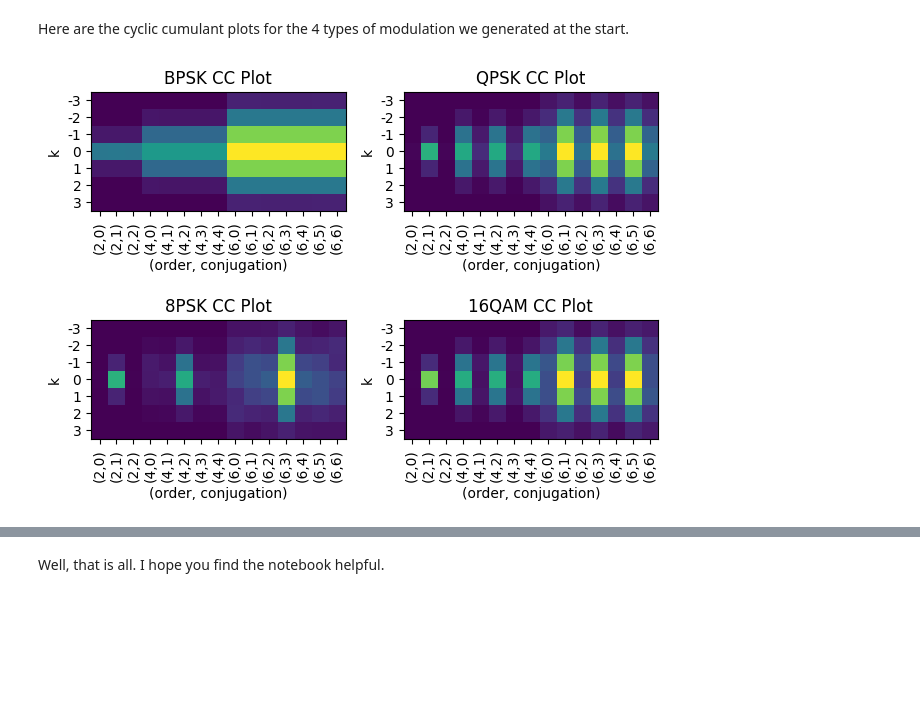
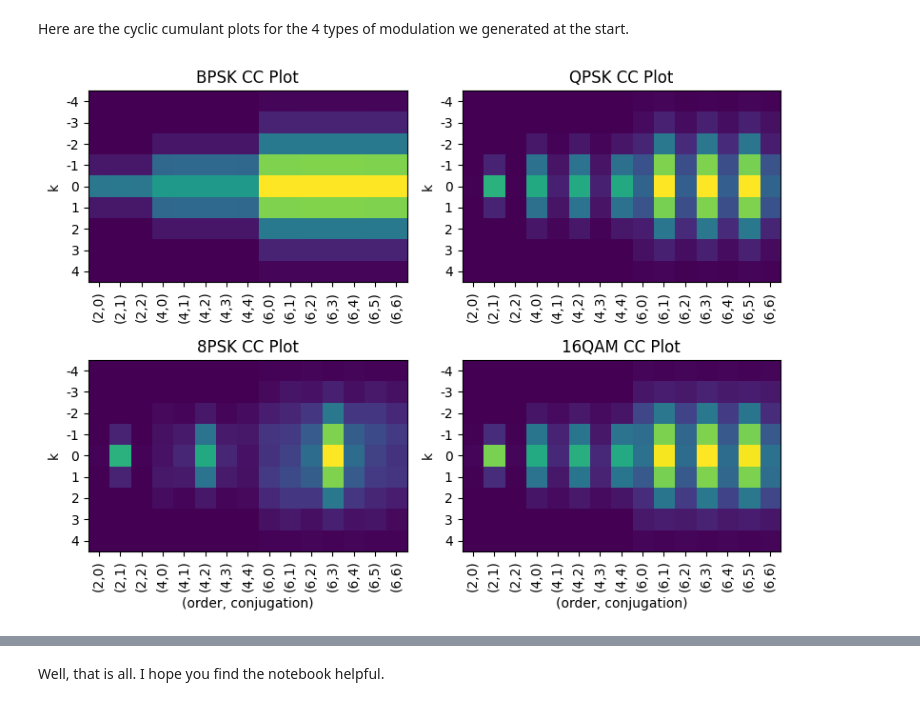
Before and after one commit to SuperStupidness/How-to-create-Cyclic-Cumulant-plot-estimate, a Jupyter notebook: how_to_create_cyclic_cumulant_plot_estimate.ipynb, the cells around one changed output, grey strips where cells are left out. Cells and saved outputs as stored; diff of their text form; code cells hidden in the pictures; blank space fills up the shorter version.

```diff
--- a/how_to_create_cyclic_cumulant_plot_estimate.ipynb
+++ b/how_to_create_cyclic_cumulant_plot_estimate.ipynb
@@ -426,9 +442,13 @@ Just get the frequency of the largest peak and divide by 8, and we will get the
 After getting the carrier frequency offset and symbol rate, we can automate the peak extraction using the $\alpha = (n-2m)f_0 + k f_{sym}$ equation.
 # %%
 def extract_cyclic_moment_peaks(cfo, symbol_rate, order, conjugation, signal):
-    k = np.array([-3, -2, -1, 0, 1, 2, 3])
+    k = np.array([-4, -3, -2, -1, 0, 1, 2, 3, 4])
     # Get the peaks location
     peak_locs = (order - 2*conjugation)*cfo + k*symbol_rate
+
+    # Dealing with peak locations exceeding fs/2
+    peak_locs[peak_locs >= 0.5] = -0.5 + (peak_locs[peak_locs >= 0.5] % 0.5)
+    peak_locs[peak_locs < -0.5] = 0.5 + (peak_locs[peak_locs < -0.5] % -0.5)
 
     # Normalize signal power. This is actually important for generating the final Cyclic Cumulant Plot.
     rms_signal = np.sqrt(np.mean(signal**2))
@@ -735,39 +757,39 @@ qam_cc = calculate_cyclic_cumulant_up_to_6(qam_cfo, symbol_rate, QAM_signal_with
 
 qam_cc_warped = np.zeros(qam_cc.shape, dtype="float")
 qam_cc_warped[:, :3] = np.abs(qam_cc[:, :3])
 qam_cc_warped[:, 3:8] = np.abs(qam_cc[:, 3:8])**(1/2)
 qam_cc_warped[:, 8:] = np.abs(qam_cc[:, 8:])**(1/3)
 
-fig, ((ax1, ax2), (ax3, ax4)) = plt.subplots(2, 2)
+fig, ((ax1, ax2), (ax3, ax4)) = plt.subplots(2, 2, figsize=(8,6))
 ax1.imshow(bpsk_cc_warped)
 ax1.set_title("BPSK CC Plot")
 ax1.set_ylabel('k')
-ax1.set_xlabel('(order, conjugation)')
+# ax1.set_xlabel('(order, conjugation)')
 ax1.set_xticks(range(15), labels=order_and_conjugation, rotation="vertical")
-ax1.set_yticks(range(7), labels=range(-3, 4))
+ax1.set_yticks(range(9), labels=range(-4, 5))
 
 ax2.imshow(qpsk_cc_warped)
 ax2.set_title("QPSK CC Plot")
 ax2.set_ylabel('k')
-ax2.set_xlabel('(order, conjugation)')
+# ax2.set_xlabel('(order, conjugation)')
 ax2.set_xticks(range(15), labels=order_and_conjugation, rotation="vertical")
-ax2.set_yticks(range(7), labels=range(-3, 4))
+ax2.set_yticks(range(9), labels=range(-4, 5))
 
 ax3.imshow(psk_cc_warped)
 ax3.set_title("8PSK CC Plot")
 ax3.set_ylabel('k')
 ax3.set_xlabel('(order, conjugation)')
 ax3.set_xticks(range(15), labels=order_and_conjugation, rotation="vertical")
-ax3.set_yticks(range(7), labels=range(-3, 4))
+ax3.set_yticks(range(9), labels=range(-4, 5))
 
 ax4.imshow(qam_cc_warped)
 ax4.set_title("16QAM CC Plot")
 ax4.set_ylabel('k')
 ax4.set_xlabel('(order, conjugation)')
 ax4.set_xticks(range(15), labels=order_and_conjugation, rotation="vertical")
-ax4.set_yticks(range(7), labels=range(-3, 4))
+ax4.set_yticks(range(9), labels=range(-4, 5))
 fig.tight_layout()
 
-# plt.savefig("cc_plot.png", bbox_inches='tight')
+# plt.savefig("img/all_cc_plot_6.png", bbox_inches='tight')
 # %% [output]
-[figure, old version]
+[figure, new version]
```
Also changed, not shown: parts of 36 cells of this notebook, 11 other files.
